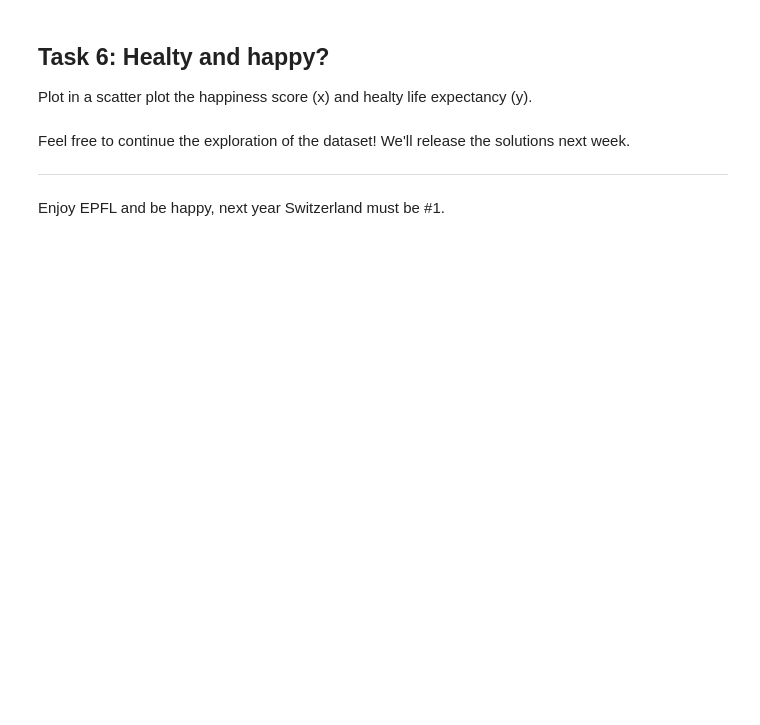
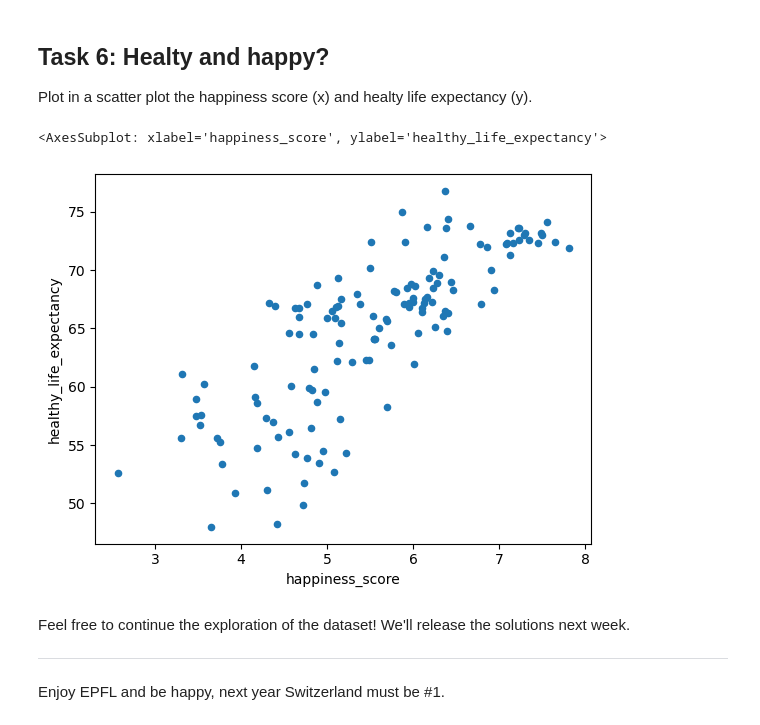
Before and after one commit to amey-kulkarni27/2022, a Jupyter notebook: Tutorials/01 - Handling data/Happiness.ipynb, the cells around one changed output. Cells and saved outputs as stored; diff of their text form; code cells hidden in the pictures; blank space fills up the shorter version.

```diff
--- a/Tutorials/01 - Handling data/Happiness.ipynb
+++ b/Tutorials/01 - Handling data/Happiness.ipynb
@@ -193,3 +233,4 @@ Print the raw number and the percentage of world population that is illiterate.
 Add to the dataframe a new field called *population_density* computed by dividing *population* by *area*.
 # %%
 # Write your code here
+dfm['population_density'] = dfm.population / dfm.area
@@ -203,6 +259,10 @@ What is the happiness score of the 3 countries with the lowest population densit
 Plot in a scatter plot the happiness score (x) and healty life expectancy (y).
 # %%
 # Write your code here
+dfm.plot.scatter(x='happiness_score', y='healthy_life_expectancy')
+# %% [output]
+<AxesSubplot: xlabel='happiness_score', ylabel='healthy_life_expectancy'>
+[figure, added]
 # %% [markdown]
 Feel free to continue the exploration of the dataset! We'll release the solutions next week.
 
```
Also changed, not shown: parts of 10 cells of this notebook, 1 other file.
